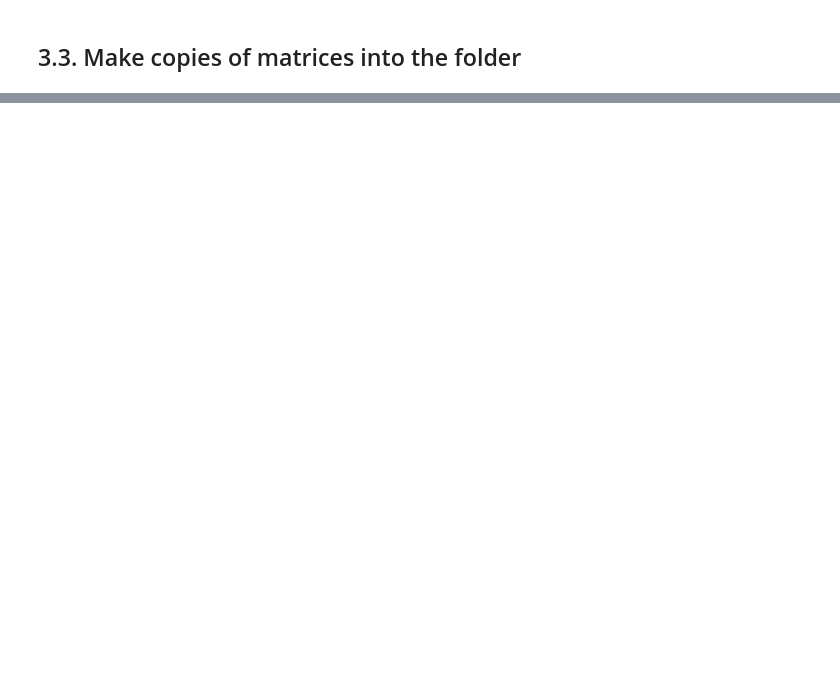
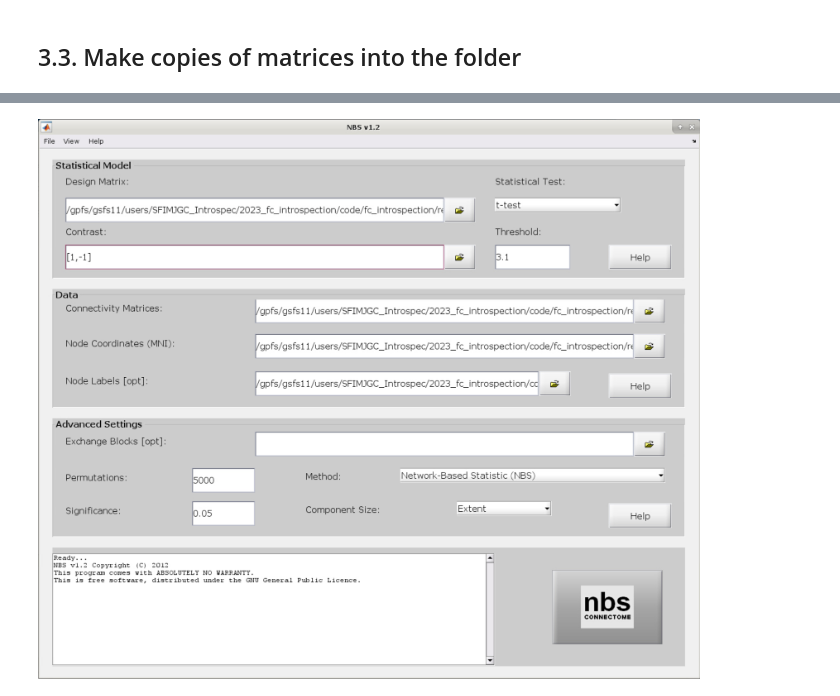
Before and after one commit to nimh-sfim/fc_introspection, a Jupyter notebook: notebooks/S13_PrepareForNBS.ipynb, the cells around one changed output, grey strips where cells are left out. Drawn from its saved outputs; the diff is of its cells as text; code cells hidden in the pictures; blank space fills up the shorter version.

Commit message:
Updated naming for scan sets on S13 + Figure of NBS GUI

```diff
--- a/notebooks/S13_PrepareForNBS.ipynb
+++ b/notebooks/S13_PrepareForNBS.ipynb
@@ -192,0 +238,4 @@ Wall time: 19.6 s
+# %%
+display.Image('./figures/S13_NBS_Configuration.png', width=1200)
+# %% [output]
+[figure, added]
```
Also changed, not shown: parts of 11 cells of this notebook, 2 other files.
